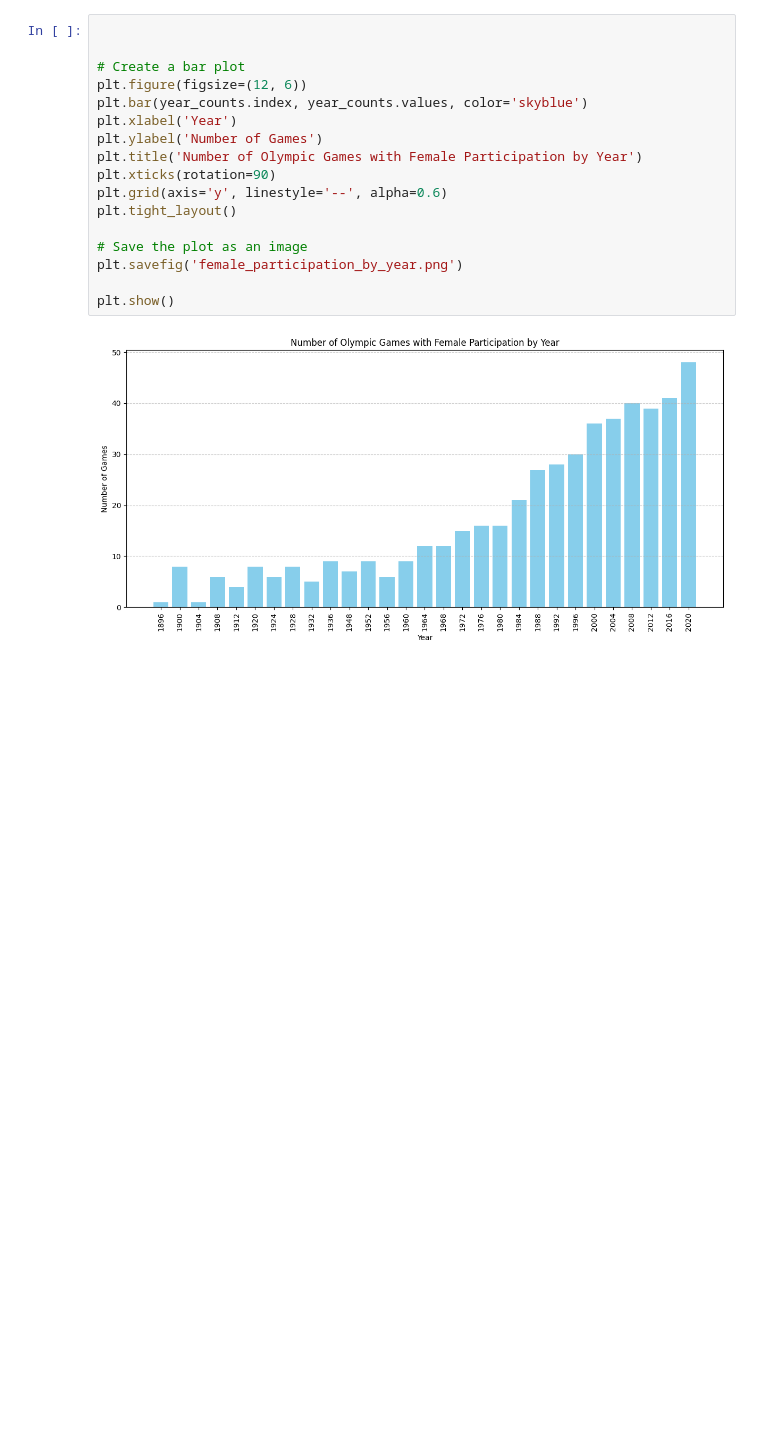
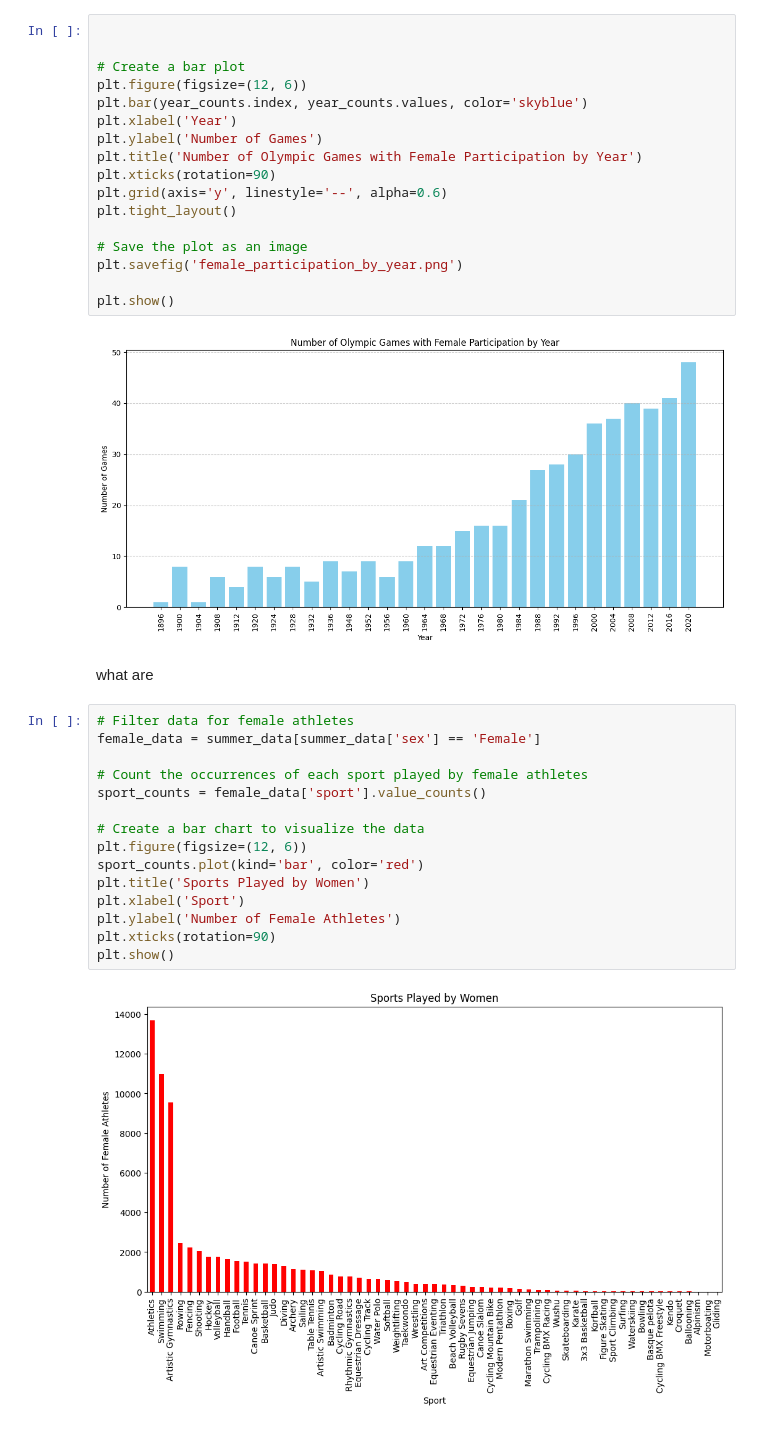
Before and after one commit to brandonhayes13/olympic_project, a Jupyter notebook: First_Proyect.ipynb, the cells around one changed output. Cells and saved outputs as stored; diff of their text form; blank space fills up the shorter version.

```diff
--- a/First_Proyect.ipynb
+++ b/First_Proyect.ipynb
@@ -216,3 +240,22 @@ plt.savefig('female_participation_by_year.png')
 plt.show()
 # %% [output]
 [figure]
+# %% [markdown]
+what are
+# %%
+# Filter data for female athletes
+female_data = summer_data[summer_data['sex'] == 'Female']
+
+# Count the occurrences of each sport played by female athletes
+sport_counts = female_data['sport'].value_counts()
+
+# Create a bar chart to visualize the data
+plt.figure(figsize=(12, 6))
+sport_counts.plot(kind='bar', color='red')
+plt.title('Sports Played by Women')
+plt.xlabel('Sport')
+plt.ylabel('Number of Female Athletes')
+plt.xticks(rotation=90)
+plt.show()
+# %% [output]
+[figure, added]
```
Also changed, not shown: parts of 8 cells of this notebook.
